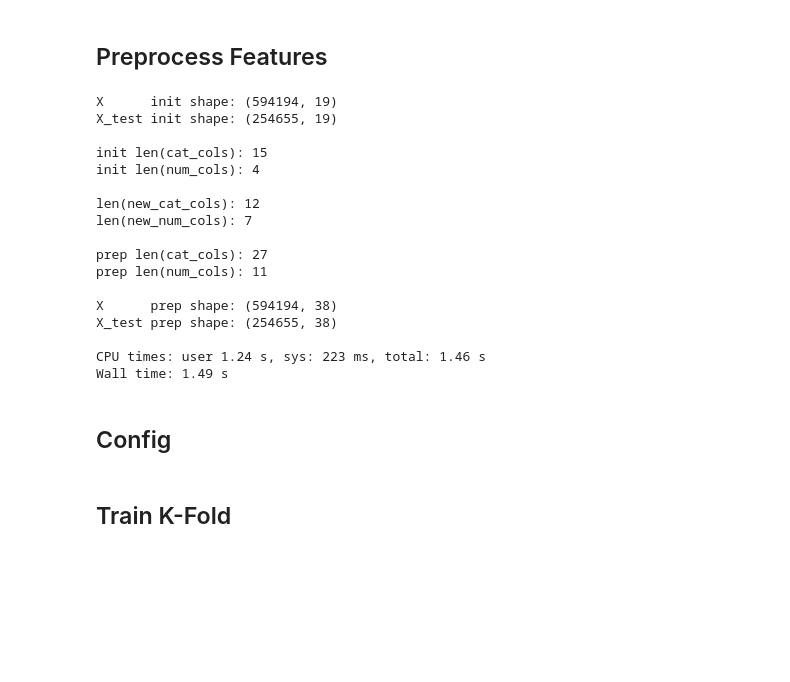
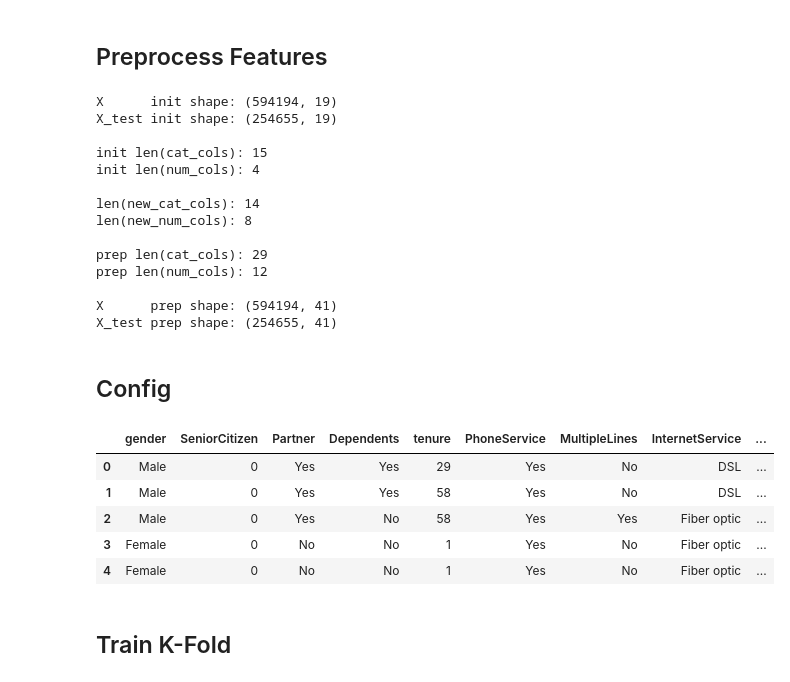
Before and after one commit to coded-sly/ps6e3-Customer-Churn, a Jupyter notebook: ps6e3-realmlp-trainer.ipynb, the cells around one changed output. Drawn from its saved outputs; the diff is of its cells as text; code cells hidden in the pictures; blank space fills up the shorter version.

```diff
--- a/ps6e3-realmlp-trainer.ipynb
+++ b/ps6e3-realmlp-trainer.ipynb
@@ -96,10 +113,6 @@ Test shape : (254655, 20)
 # %% [markdown]
 ## Preprocess Features
 # %%
-%%time
-ID = 'id'
-TARGET = 'Churn'
-train[TARGET] = train[TARGET].map({'Yes': 1, 'No': 0})
 X = train.drop([ID, TARGET], axis=1); train_id = train[ID]
 y = train[TARGET]
 X_test = test.drop([ID], axis=1); test_id = test[ID]
@@ -125,10 +138,6 @@ def feature_engineering(df, fit=False):
     df['_tenure_sq'] = (df['tenure'] ** 2).astype("float32")
     df['is_loyal_customer_'] = (df['tenure'] >= 24).astype('category')
 
-    # for p in [12]:
-    #     df[f"_MonthlyCharges_sin_{p}"] = np.sin(2 * np.pi * df['MonthlyCharges'] / p).astype('float32')
-    #     df[f"_MonthlyCharges_cos_{p}"] = np.cos(2 * np.pi * df['MonthlyCharges'] / p).astype('float32')
-
     # Digit extraction
     for col in ['TotalCharges']:
         k = -3
@@ -136,29 +145,34 @@ def feature_engineering(df, fit=False):
         df[digit_name] = ((df[col] * 10**k) % 10).astype('int8')
         df[digit_name] = df[digit_name].astype('category')
 
+    for col in ['MonthlyCharges']:
+        decimal_name = f"_{col}_decimal"
+        df[decimal_name] = (df[col] % 1).round(2).astype('float32')
+
     df['_TotalCharges_mod100'] = (np.floor(df['TotalCharges']) % 100).astype('float32')
     df['_TotalCharges_mod1000'] = (np.floor(df['TotalCharges']) % 1000).astype('float32')
     df['TotalCharges_is_multiple_10_'] = (np.floor(df['TotalCharges']) % 10 == 0).astype('category')
 
     # Discretize numericals
-    bin_config = {'TotalCharges': [4000, 500], 'MonthlyCharges': [200, 100]}
+    bin_config = {'TotalCharges': [5000, 400], 'MonthlyCharges': [300]}
     for col, bins_list in bin_config.items():
         for n_bins in bins_list:
-            bin_name = f"{col}_{n_bins}_bin_"
-            if fit:
-                kb = KBinsDiscretizer(
-                    n_bins=n_bins,
-                    encode='ordinal',
-                    strategy='quantile',
-                    subsample=None
-                )
-                binned = kb.fit_transform(df[[col]]).ravel().astype('int32')
-                category_map[bin_name] = kb
-            else:
-                kb = category_map[bin_name]
-                binned = kb.transform(df[[col]]).ravel().astype('int32')
-            df[bin_name] = binned
-            df[bin_name] = df[bin_name].astype('category')
+            for strategy in ['quantile', 'kmeans']:
+                bin_name = f"{col}_{n_bins}_{strategy}_bin_"
+                if fit:
+                    kb = KBinsDiscretizer(
+                        n_bins=n_bins,
+                        encode='ordinal',
+                        strategy=strategy,
+                        subsample=None
+                    )
+                    binned = kb.fit_transform(df[[col]]).ravel().astype('int32')
+                    category_map[bin_name] = kb
+                else:
+                    kb = category_map[bin_name]
+                    binned = kb.transform(df[[col]]).ravel().astype('int32')
+                df[bin_name] = binned
+                df[bin_name] = df[bin_name].astype('category')
 
     # Categorize numericals
     for col in num_cols:
@@ -215,14 +229,11 @@ X_test init shape: (254655, 19)
 init len(cat_cols): 15
 init len(num_cols): 4
 
-len(new_cat_cols): 12
-len(new_num_cols): 7
+len(new_cat_cols): 14
+len(new_num_cols): 8
 
-prep len(cat_cols): 27
-prep len(num_cols): 11
+prep len(cat_cols): 29
+prep len(num_cols): 12
 
-X      prep shape: (594194, 38)
-X_test prep shape: (254655, 38)
-
-CPU times: user 1.24 s, sys: 223 ms, total: 1.46 s
-Wall time: 1.49 s
+X      prep shape: (594194, 41)
+X_test prep shape: (254655, 41)
@@ -229,5 +340,14 @@ Wall time: 1.49 s
 # %% [markdown]
 ## Config
+# %%
+X.head()
+# %% [output]
+|  | gender | SeniorCitizen | Partner | Dependents | tenure | PhoneService | MultipleLines | InternetService | ... |
+| 0 | Male | 0 | Yes | Yes | 29 | Yes | No | DSL | ... |
+| 1 | Male | 0 | Yes | Yes | 58 | Yes | No | DSL | ... |
+| 2 | Male | 0 | Yes | No | 58 | Yes | Yes | Fiber optic | ... |
+| 3 | Female | 0 | No | No | 1 | Yes | No | Fiber optic | ... |
+| 4 | Female | 0 | No | No | 1 | Yes | No | Fiber optic | ... |
 # %%
 real_params = {
     'random_state': CFG.SEED,
```
Also changed, not shown: parts of 7 cells of this notebook.
